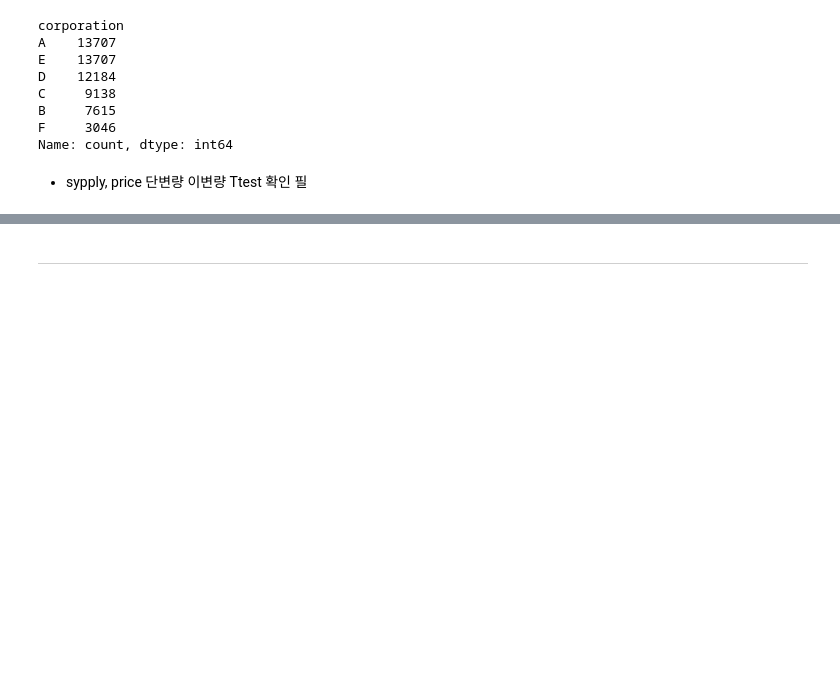
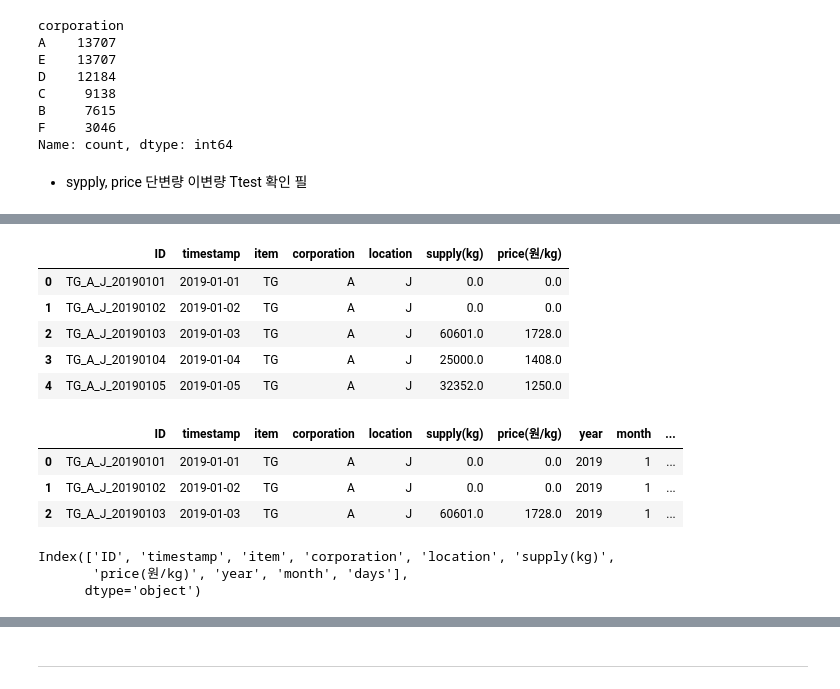
Before and after one commit to YongRokKim/Jeju_product_price, a Jupyter notebook: CRISP_DM.ipynb, the cells around one changed output, grey strips where cells are left out. Drawn from its saved outputs; the diff is of its cells as text; code cells hidden in the pictures; blank space fills up the shorter version.

```diff
--- a/CRISP_DM.ipynb
+++ b/CRISP_DM.ipynb
@@ -238,0 +269,9 @@ Name: count, dtype: int64
+# %%
+train_df_cy.head()
+# %% [output]
+|  | ID | timestamp | item | corporation | location | supply(kg) | price(원/kg) |
+| 0 | TG_A_J_20190101 | 2019-01-01 | TG | A | J | 0.0 | 0.0 |
+| 1 | TG_A_J_20190102 | 2019-01-02 | TG | A | J | 0.0 | 0.0 |
+| 2 | TG_A_J_20190103 | 2019-01-03 | TG | A | J | 60601.0 | 1728.0 |
+| 3 | TG_A_J_20190104 | 2019-01-04 | TG | A | J | 25000.0 | 1408.0 |
+| 4 | TG_A_J_20190105 | 2019-01-05 | TG | A | J | 32352.0 | 1250.0 |
@@ -238,0 +282,15 @@ Name: count, dtype: int64
+# %%
+train_df_cy.head(3)
+# %% [output]
+|  | ID | timestamp | item | corporation | location | supply(kg) | price(원/kg) | year | month | ... |
+| 0 | TG_A_J_20190101 | 2019-01-01 | TG | A | J | 0.0 | 0.0 | 2019 | 1 | ... |
+| 1 | TG_A_J_20190102 | 2019-01-02 | TG | A | J | 0.0 | 0.0 | 2019 | 1 | ... |
+| 2 | TG_A_J_20190103 | 2019-01-03 | TG | A | J | 60601.0 | 1728.0 | 2019 | 1 | ... |
+# %%
+print(train_df_cy.columns)
+numberic_col = ['supply(kg)','price(원/kg)']
+categorical_col = ['item', 'corporation', 'year', 'month', 'days']
+# %% [output]
+Index(['ID', 'timestamp', 'item', 'corporation', 'location', 'supply(kg)',
+       'price(원/kg)', 'year', 'month', 'days'],
+      dtype='object')
```
Also changed, not shown: parts of 10 cells of this notebook.
